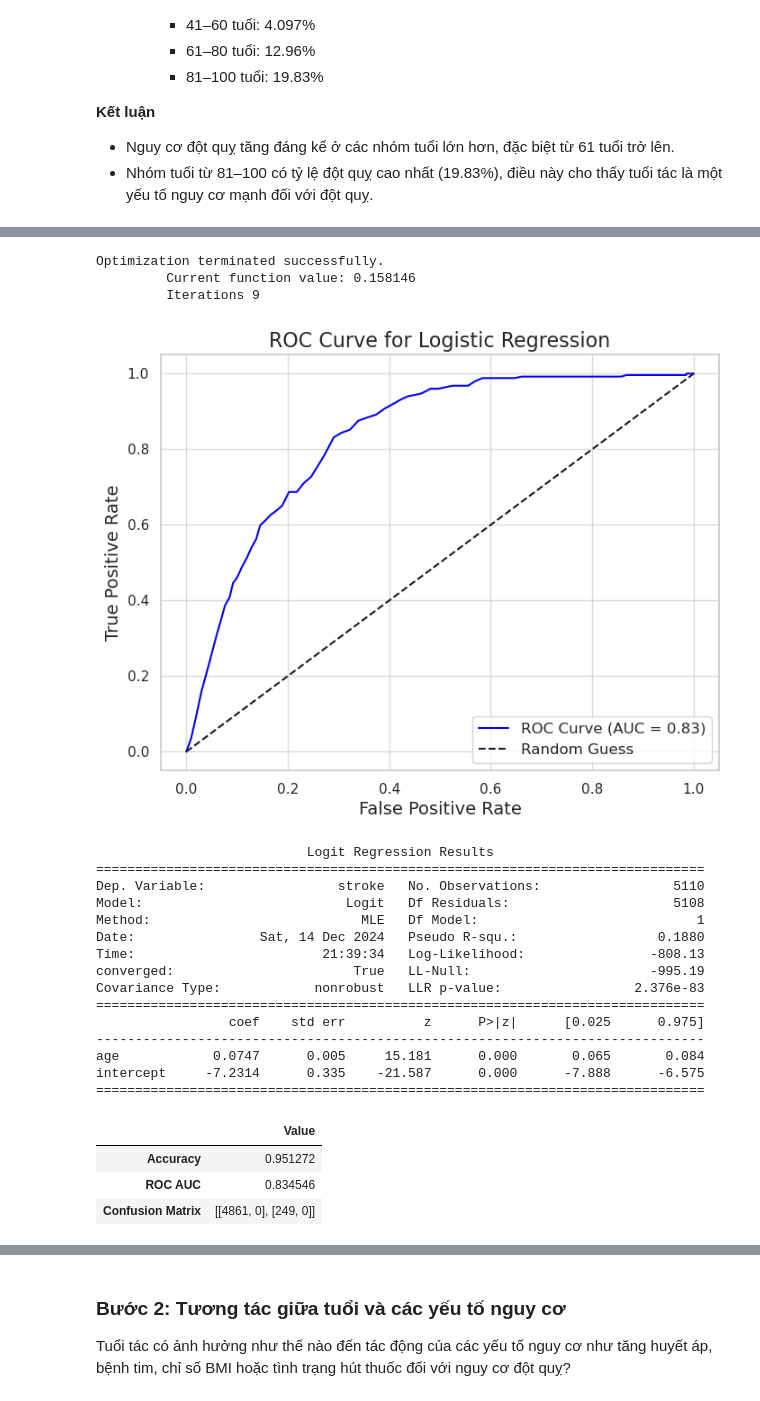
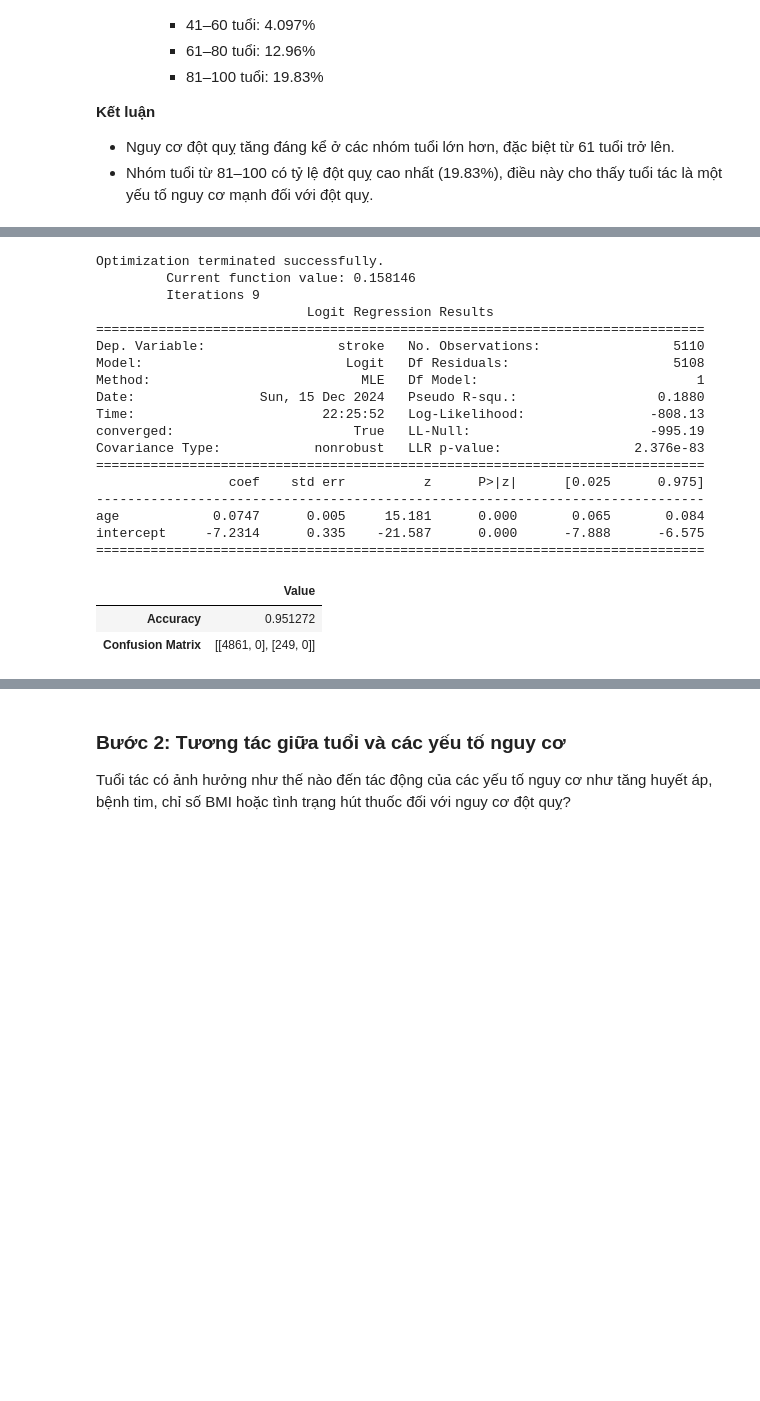
Before and after one commit to Ddyln/Stroke-Prediction-Analysis, a Jupyter notebook: report - final.ipynb, the cells around one changed output, grey strips where cells are left out. Drawn from its saved outputs; the diff is of its cells as text; code cells hidden in the pictures; blank space fills up the shorter version.

```diff
--- a/report - final.ipynb
+++ b/report - final.ipynb
@@ -886,69 +836,48 @@ result = logit_model.fit()  # Huấn luyện mô hình bằng Maximum Likelihood
 df['predicted_stroke'] = result.predict(X)
 df['predicted_class'] = (df['predicted_stroke'] >= 0.5).astype(int)
 
 # Đánh giá hiệu suất mô hình
 # - Độ chính xác (Accuracy): Tỷ lệ dự đoán đúng trên tổng số quan sát.
 accuracy = accuracy_score(df['stroke'], df['predicted_class'])
 
 # - Ma trận nhầm lẫn (Confusion Matrix): Hiển thị số lượng True Positive, True Negative, False Positive, và False Negative.
 conf_matrix = confusion_matrix(df['stroke'], df['predicted_class'])
 
-# - AUC-ROC (Area Under Curve - Receiver Operating Characteristic): Đo khả năng phân biệt giữa hai lớp (0 và 1).
-roc_auc = roc_auc_score(df['stroke'], df['predicted_stroke'])
-
-# Vẽ biểu đồ ROC (Receiver Operating Characteristic)
-# - Trục X: Tỷ lệ dương tính giả (False Positive Rate - FPR).
-# - Trục Y: Tỷ lệ dương tính thật (True Positive Rate - TPR).
-# - Đường chéo (Random Guess): Hiệu suất của mô hình đoán ngẫu nhiên.
-fpr, tpr, _ = roc_curve(df['stroke'], df['predicted_stroke'])
-plt.figure(figsize=(8, 6))
-plt.plot(fpr, tpr, label=f'ROC Curve (AUC = {roc_auc:.2f})', color='blue')  # Đường cong ROC
-plt.plot([0, 1], [0, 1], 'k--', label='Random Guess')  # Đường chéo ngẫu nhiên
-plt.title('ROC Curve for Logistic Regression', fontsize=16)
-plt.xlabel('False Positive Rate', fontsize=14)
-plt.ylabel('True Positive Rate', fontsize=14)
-plt.legend(fontsize=12)
-plt.grid(alpha=0.7)
-plt.show()
-
 # Hiển thị tóm tắt hồi quy logistic
 logit_summary = result.summary()
 
 # Hiển thị các chỉ số đánh giá hiệu suất mô hình
 evaluation_results = {
     "Accuracy": accuracy,  # Độ chính xác của mô hình
-    "ROC AUC": roc_auc,  # Giá trị AUC (càng gần 1 càng tốt)
     "Confusion Matrix": conf_matrix,  # Ma trận nhầm lẫn
 }
 
 print(logit_summary)
 
 # Chuyển thành dataframe để xuất đẹp hơn
 evaluation_results_df = pd.DataFrame.from_dict(evaluation_results, orient='index', columns=['Value'])
 display(evaluation_results_df)
 # %% [output]
 Optimization terminated successfully.
          Current function value: 0.158146
          Iterations 9
+                           Logit Regression Results
+==============================================================================
+Dep. Variable:                 stroke   No. Observations:                 5110
+Model:                          Logit   Df Residuals:                     5108
+Method:                           MLE   Df Model:                            1
+Date:                Sun, 15 Dec 2024   Pseudo R-squ.:                  0.1880
+Time:                        22:25:52   Log-Likelihood:                -808.13
+converged:                       True   LL-Null:                       -995.19
+Covariance Type:            nonrobust   LLR p-value:                 2.376e-83
+==============================================================================
+                 coef    std err          z      P>|z|      [0.025      0.975]
+------------------------------------------------------------------------------
+age            0.0747      0.005     15.181      0.000       0.065       0.084
+intercept     -7.2314      0.335    -21.587      0.000      -7.888      -6.575
+==============================================================================
-[figure, removed]
-                           Logit Regression Results
-==============================================================================
-Dep. Variable:                 stroke   No. Observations:                 5110
-Model:                          Logit   Df Residuals:                     5108
-Method:                           MLE   Df Model:                            1
-Date:                Sat, 14 Dec 2024   Pseudo R-squ.:                  0.1880
-Time:                        21:39:34   Log-Likelihood:                -808.13
-converged:                       True   LL-Null:                       -995.19
-Covariance Type:            nonrobust   LLR p-value:                 2.376e-83
-==============================================================================
-                 coef    std err          z      P>|z|      [0.025      0.975]
-------------------------------------------------------------------------------
-age            0.0747      0.005     15.181      0.000       0.065       0.084
-intercept     -7.2314      0.335    -21.587      0.000      -7.888      -6.575
-==============================================================================
 |  | Value |
 | Accuracy | 0.951272 |
-| ROC AUC | 0.834546 |
 | Confusion Matrix | [[4861, 0], [249, 0]] |
 # %% [markdown]
 ### **Phân tích**
```
Also changed, not shown: parts of 20 cells of this notebook, 2 other files.
